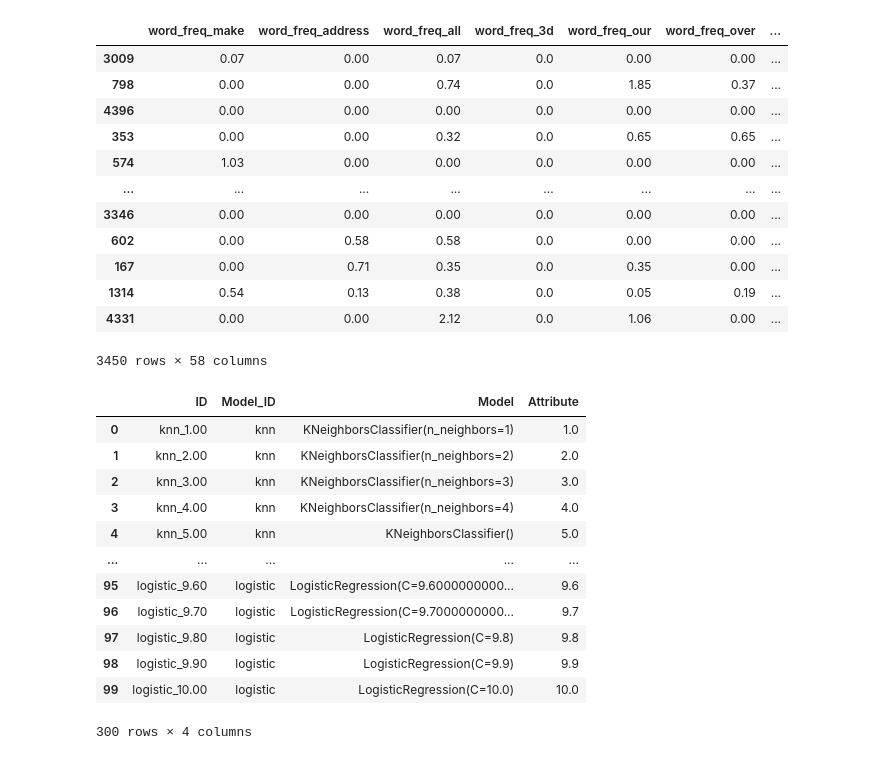
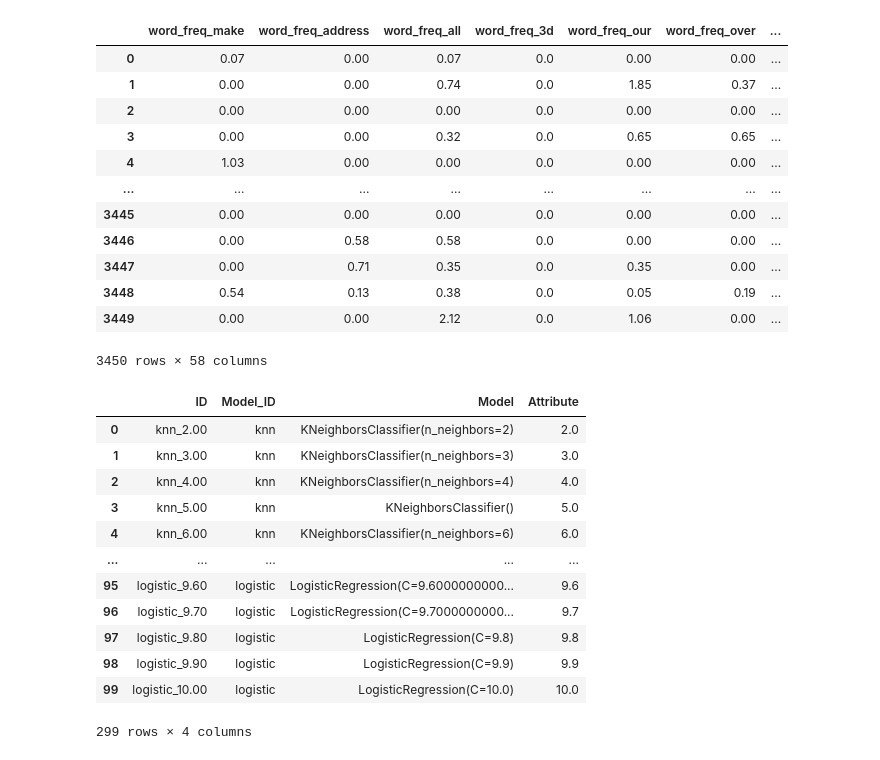
Before and after one commit to Tylman-M/Machine_Learning, a Jupyter notebook: Hw2/main_hwk2.ipynb, the cells around one changed output. Saved outputs shown, nothing was run; the diff lists cells and outputs as text; code cells hidden in the pictures.

```diff
--- a/Hw2/main_hwk2.ipynb
+++ b/Hw2/main_hwk2.ipynb
@@ -13,7 +21,8 @@ from sklearn.preprocessing import StandardScaler, normalize
 # %%
+
 #Preparing data
-train_data = pd.read_csv('Data/spam_train.csv',index_col=0)
-test_data = pd.read_csv('Data/spam_test.csv',index_col=0)
+train_data = pd.read_csv('Data/spam_train.csv',index_col=0).reset_index(drop=True)
+test_data = pd.read_csv('Data/spam_test.csv',index_col=0).reset_index(drop=True)
 XCOL = train_data.columns.drop('class')
 YCOL = 'class'
 
@@ -22,21 +31,21 @@ out_dir = Path('output')
 res_dir = Path('results')
 res_dir.mkdir(exist_ok=True)
 train_model = True
-save = True
+save = False
 train_data
 # %% [output]
 |  | word_freq_make | word_freq_address | word_freq_all | word_freq_3d | word_freq_our | word_freq_over | ... |
-| 3009 | 0.07 | 0.00 | 0.07 | 0.0 | 0.00 | 0.00 | ... |
-| 798 | 0.00 | 0.00 | 0.74 | 0.0 | 1.85 | 0.37 | ... |
-| 4396 | 0.00 | 0.00 | 0.00 | 0.0 | 0.00 | 0.00 | ... |
-| 353 | 0.00 | 0.00 | 0.32 | 0.0 | 0.65 | 0.65 | ... |
-| 574 | 1.03 | 0.00 | 0.00 | 0.0 | 0.00 | 0.00 | ... |
+| 0 | 0.07 | 0.00 | 0.07 | 0.0 | 0.00 | 0.00 | ... |
+| 1 | 0.00 | 0.00 | 0.74 | 0.0 | 1.85 | 0.37 | ... |
+| 2 | 0.00 | 0.00 | 0.00 | 0.0 | 0.00 | 0.00 | ... |
+| 3 | 0.00 | 0.00 | 0.32 | 0.0 | 0.65 | 0.65 | ... |
+| 4 | 1.03 | 0.00 | 0.00 | 0.0 | 0.00 | 0.00 | ... |
 | ... | ... | ... | ... | ... | ... | ... | ... |
-| 3346 | 0.00 | 0.00 | 0.00 | 0.0 | 0.00 | 0.00 | ... |
-| 602 | 0.00 | 0.58 | 0.58 | 0.0 | 0.00 | 0.00 | ... |
-| 167 | 0.00 | 0.71 | 0.35 | 0.0 | 0.35 | 0.00 | ... |
-| 1314 | 0.54 | 0.13 | 0.38 | 0.0 | 0.05 | 0.19 | ... |
-| 4331 | 0.00 | 0.00 | 2.12 | 0.0 | 1.06 | 0.00 | ... |
+| 3445 | 0.00 | 0.00 | 0.00 | 0.0 | 0.00 | 0.00 | ... |
+| 3446 | 0.00 | 0.58 | 0.58 | 0.0 | 0.00 | 0.00 | ... |
+| 3447 | 0.00 | 0.71 | 0.35 | 0.0 | 0.35 | 0.00 | ... |
+| 3448 | 0.54 | 0.13 | 0.38 | 0.0 | 0.05 | 0.19 | ... |
+| 3449 | 0.00 | 0.00 | 2.12 | 0.0 | 1.06 | 0.00 | ... |
 3450 rows × 58 columns
 # %%
 #General Functions
@@ -64,7 +73,7 @@ def knn(neighbor):
 def logistic(C):
     return inspect.stack()[0][3], LogisticRegression(C=C)
 def svm(C):
-    return inspect.stack()[0][3], SVC(C=C,probability=True)
+    return inspect.stack()[0][3], SVC(C=C,probability=True,kernel='linear')
 
 def basic_analysis(model, train_data,test_data):
     #Normalize data beforehand
@@ -99,27 +108,27 @@ def cval(row, train_data, test_data, save=False, outdir=''):
 # %%
 train, test = ty_normalize(train_data,test_data)
 
 log_options = np.linspace(0,10,101)[1:]
 svm_options = np.linspace(0,10,101)[1:]
-neighbors = np.arange(1,101)
+neighbors = np.arange(2,101)
 
 
 model_df = pd.concat([make_df([knn],neighbors),make_df([svm],svm_options),make_df([logistic],log_options)])
 model_df
 # %% [output]
 |  | ID | Model_ID | Model | Attribute |
-| 0 | knn_1.00 | knn | KNeighborsClassifier(n_neighbors=1) | 1.0 |
-| 1 | knn_2.00 | knn | KNeighborsClassifier(n_neighbors=2) | 2.0 |
-| 2 | knn_3.00 | knn | KNeighborsClassifier(n_neighbors=3) | 3.0 |
-| 3 | knn_4.00 | knn | KNeighborsClassifier(n_neighbors=4) | 4.0 |
-| 4 | knn_5.00 | knn | KNeighborsClassifier() | 5.0 |
+| 0 | knn_2.00 | knn | KNeighborsClassifier(n_neighbors=2) | 2.0 |
+| 1 | knn_3.00 | knn | KNeighborsClassifier(n_neighbors=3) | 3.0 |
+| 2 | knn_4.00 | knn | KNeighborsClassifier(n_neighbors=4) | 4.0 |
+| 3 | knn_5.00 | knn | KNeighborsClassifier() | 5.0 |
+| 4 | knn_6.00 | knn | KNeighborsClassifier(n_neighbors=6) | 6.0 |
 | ... | ... | ... | ... | ... |
 | 95 | logistic_9.60 | logistic | LogisticRegression(C=9.6000000000... | 9.6 |
 | 96 | logistic_9.70 | logistic | LogisticRegression(C=9.7000000000... | 9.7 |
 | 97 | logistic_9.80 | logistic | LogisticRegression(C=9.8) | 9.8 |
 | 98 | logistic_9.90 | logistic | LogisticRegression(C=9.9) | 9.9 |
 | 99 | logistic_10.00 | logistic | LogisticRegression(C=10.0) | 10.0 |
-300 rows × 4 columns
+299 rows × 4 columns
 # %%
 if train_model:
     res = pd.concat([cval(row,train,test, save=save, outdir=out_dir) for _,row in tqdm(model_df.iterrows(),total=model_df.shape[0])]).reset_index(drop=True)
```
Also changed, not shown: parts of 14 cells of this notebook, 47 other files.
